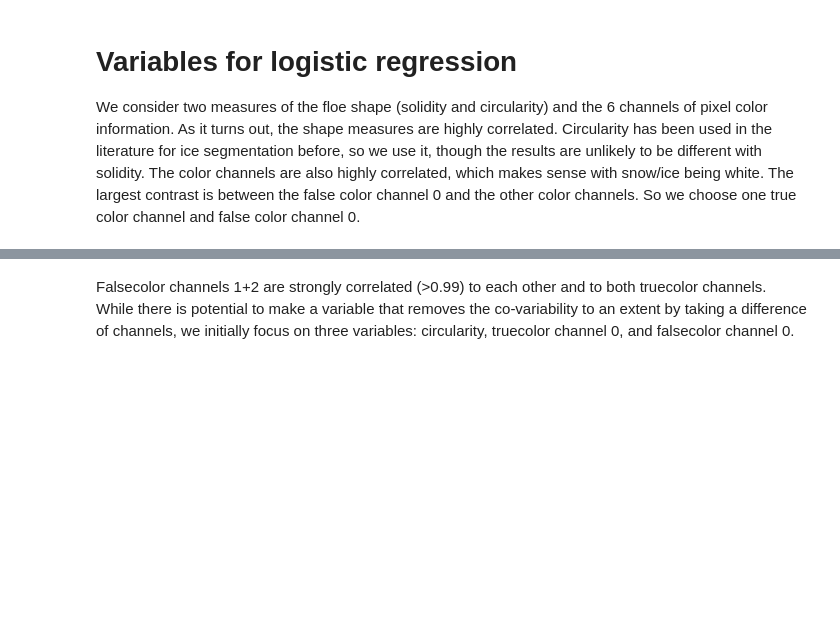
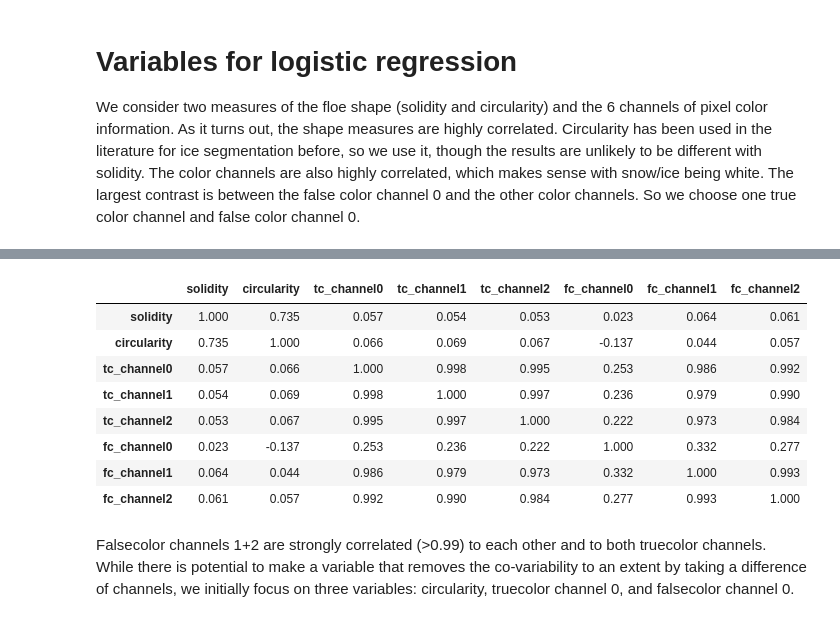
Before and after one commit to WilhelmusLab/process_fram_strait_v0, a Jupyter notebook: notebooks/logistic_regression_classifier.ipynb, the cells around one changed output, grey strips where cells are left out. Saved outputs shown, nothing was run; the diff lists cells and outputs as text; code cells hidden in the pictures; blank space fills up the shorter version.

```diff
--- a/notebooks/logistic_regression_classifier.ipynb
+++ b/notebooks/logistic_regression_classifier.ipynb
@@ -537,3 +546,15 @@ data.loc[:, variables].corr().round(3)
+# %%
+data.loc[data.L > 30, variables].corr().round(3)
+# %% [output]
+|  | solidity | circularity | tc_channel0 | tc_channel1 | tc_channel2 | fc_channel0 | fc_channel1 | fc_channel2 |
+| solidity | 1.000 | 0.735 | 0.057 | 0.054 | 0.053 | 0.023 | 0.064 | 0.061 |
+| circularity | 0.735 | 1.000 | 0.066 | 0.069 | 0.067 | -0.137 | 0.044 | 0.057 |
+| tc_channel0 | 0.057 | 0.066 | 1.000 | 0.998 | 0.995 | 0.253 | 0.986 | 0.992 |
+| tc_channel1 | 0.054 | 0.069 | 0.998 | 1.000 | 0.997 | 0.236 | 0.979 | 0.990 |
+| tc_channel2 | 0.053 | 0.067 | 0.995 | 0.997 | 1.000 | 0.222 | 0.973 | 0.984 |
+| fc_channel0 | 0.023 | -0.137 | 0.253 | 0.236 | 0.222 | 1.000 | 0.332 | 0.277 |
+| fc_channel1 | 0.064 | 0.044 | 0.986 | 0.979 | 0.973 | 0.332 | 1.000 | 0.993 |
+| fc_channel2 | 0.061 | 0.057 | 0.992 | 0.990 | 0.984 | 0.277 | 0.993 | 1.000 |
 # %% [markdown]
 Falsecolor channels 1+2 are strongly correlated (>0.99) to each other and to both truecolor channels.
 While there is potential to make a variable that removes the co-variability to an extent by taking a difference of channels, we initially focus on three variables: circularity, truecolor channel 0, and falsecolor channel 0.
```
Also changed, not shown: parts of 24 cells of this notebook, 12 other files.
